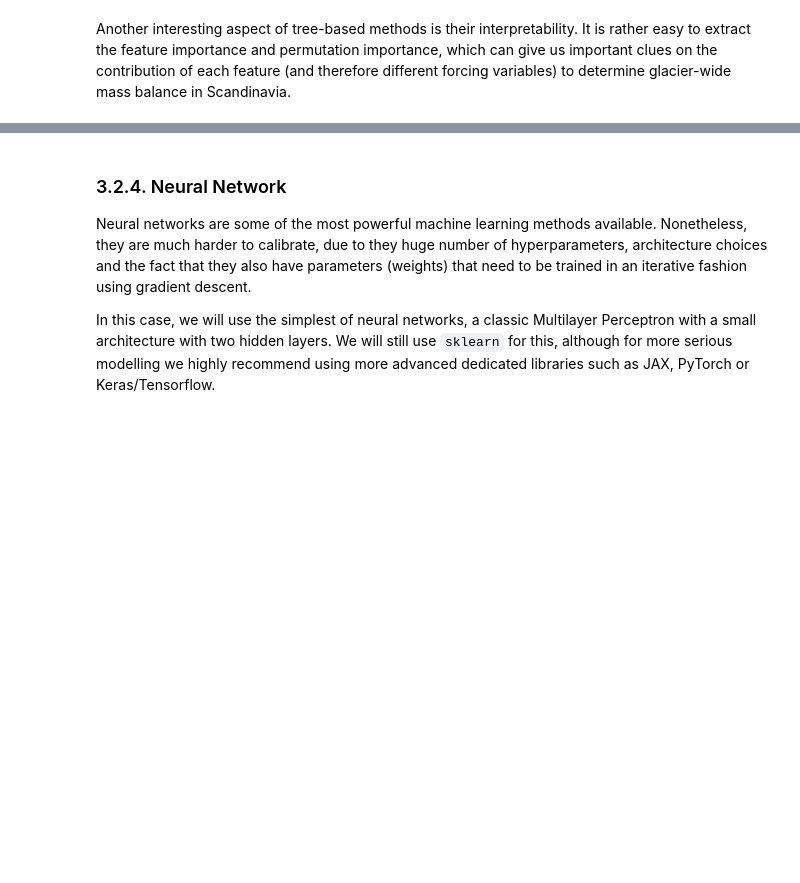
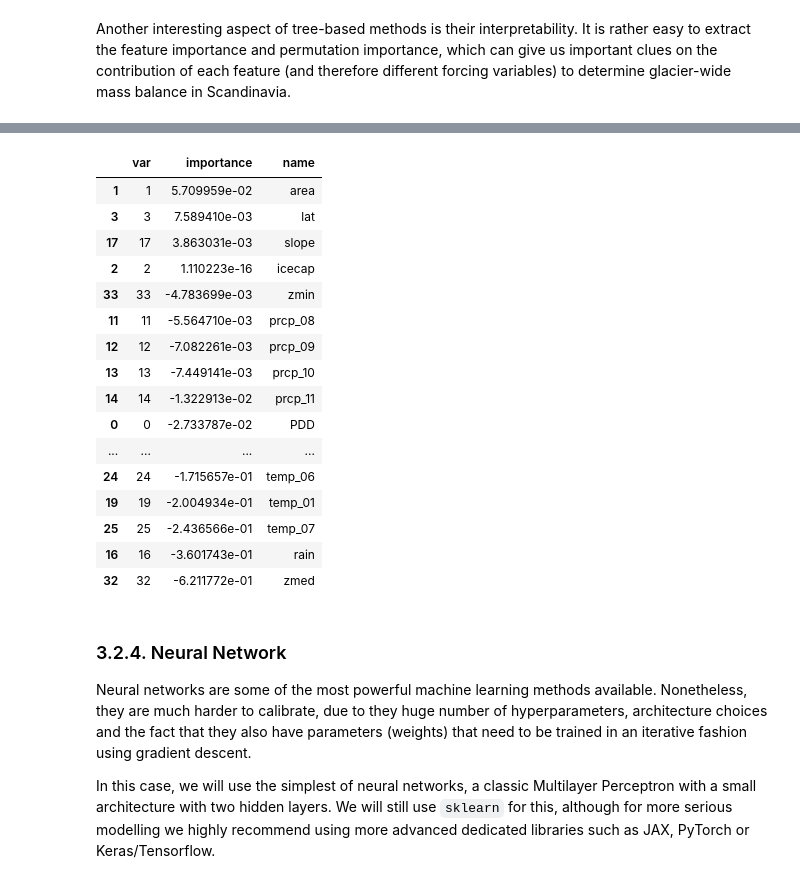
Before and after one commit to Machine-Learning-in-Glaciology-Workshop/Project_MB_Regression, a Jupyter notebook: 3_Training.ipynb, the cells around one changed output, grey strips where cells are left out. Cells and saved outputs as stored; diff of their text form; code cells hidden in the pictures; blank space fills up the shorter version.

```diff
--- a/3_Training.ipynb
+++ b/3_Training.ipynb
@@ -329,3 +348,26 @@ plt.show()
+# %%
+# get MDI+ scores (higher r^2 value = greater importance)
+mdi_plus_scores = rf_plus_model.get_mdi_plus_scores(X_train, y_train.reshape(-1))
+mdi_plus_scores["name"] = df_validation_X.columns
+mdi_plus_scores.sort_values("importance", ascending=False)
+# %% [output]
+|  | var | importance | name |
+| 1 | 1 | 5.709959e-02 | area |
+| 3 | 3 | 7.589410e-03 | lat |
+| 17 | 17 | 3.863031e-03 | slope |
+| 2 | 2 | 1.110223e-16 | icecap |
+| 33 | 33 | -4.783699e-03 | zmin |
+| 11 | 11 | -5.564710e-03 | prcp_08 |
+| 12 | 12 | -7.082261e-03 | prcp_09 |
+| 13 | 13 | -7.449141e-03 | prcp_10 |
+| 14 | 14 | -1.322913e-02 | prcp_11 |
+| 0 | 0 | -2.733787e-02 | PDD |
+| ... | ... | ... | ... |
+| 24 | 24 | -1.715657e-01 | temp_06 |
+| 19 | 19 | -2.004934e-01 | temp_01 |
+| 25 | 25 | -2.436566e-01 | temp_07 |
+| 16 | 16 | -3.601743e-01 | rain |
+| 32 | 32 | -6.211772e-01 | zmed |
 # %% [markdown]
 ### 3.2.4. Neural Network
 
```
Also changed, not shown: parts of 9 cells of this notebook.
